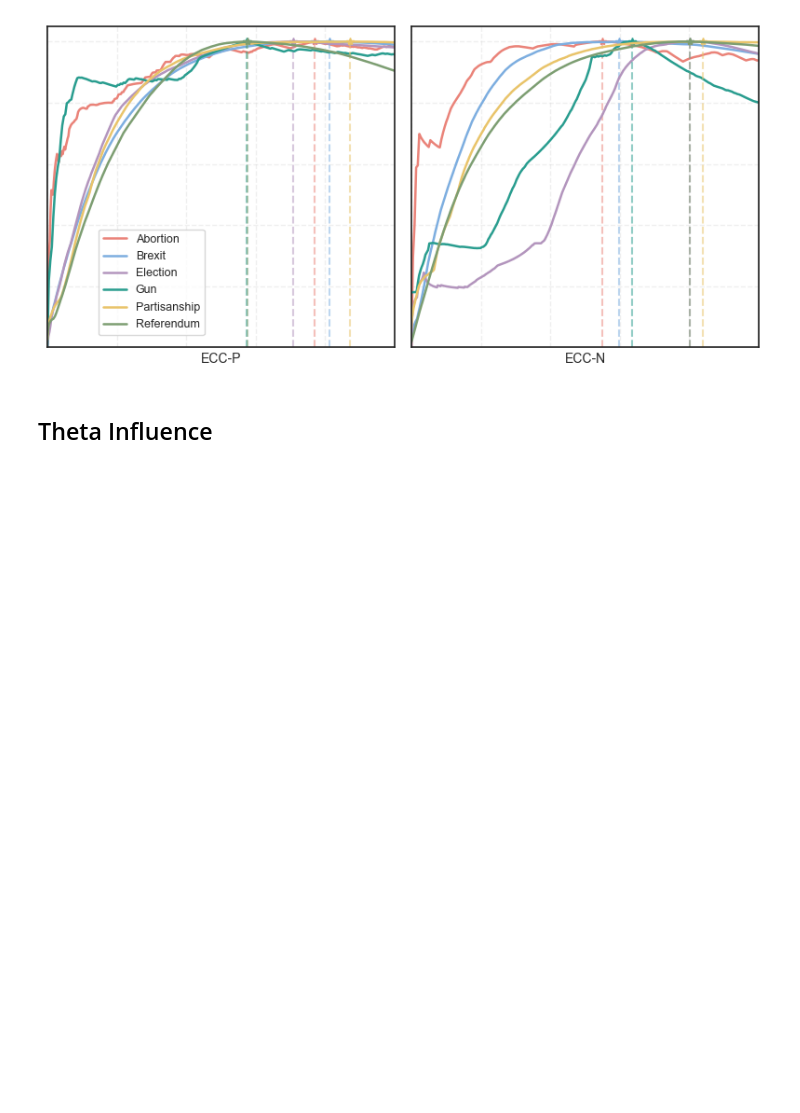
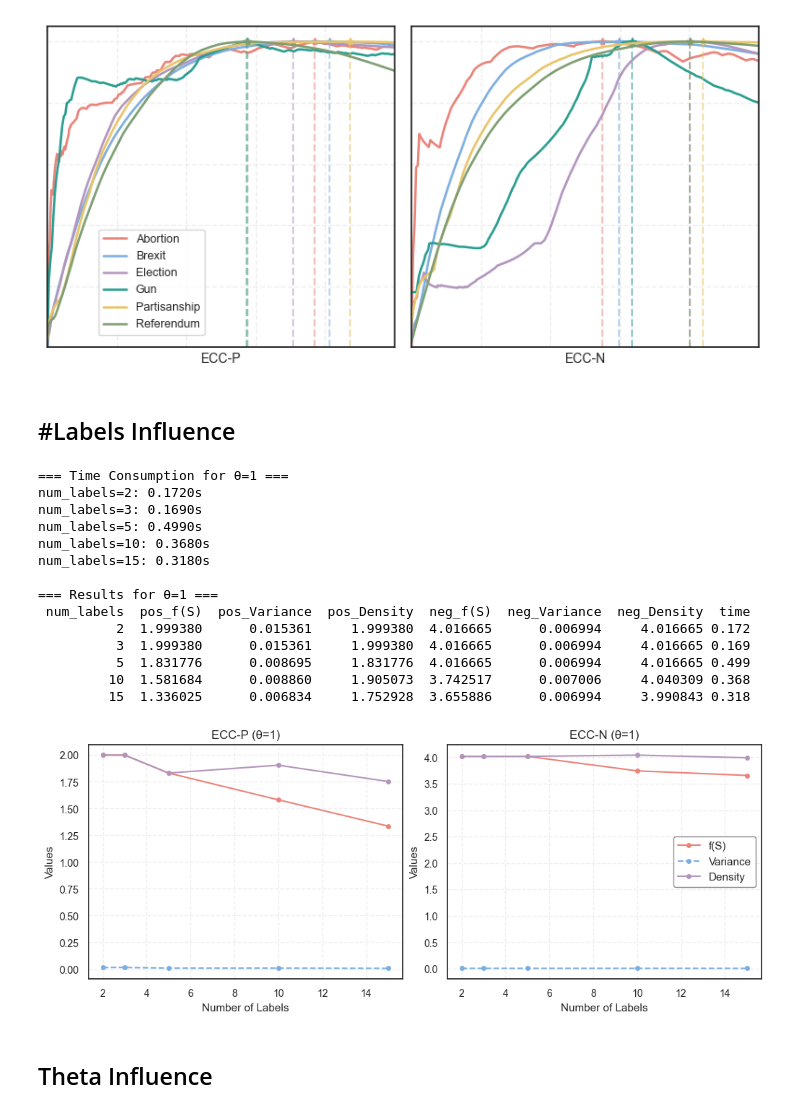
Before and after one commit to zxj0302/PADS, a Jupyter notebook: figures.ipynb, the cells around one changed output. Saved outputs shown, nothing was run; the diff lists cells and outputs as text; code cells hidden in the pictures; blank space fills up the shorter version.

Commit message:
exp result change

```diff
--- a/figures.ipynb
+++ b/figures.ipynb
@@ -6,7 +6,7 @@ import os
 os.environ['KMP_DUPLICATE_LIB_OK'] = 'TRUE'
 # %%
 datasets = ['Abortion', 'Brexit', 'Election', 'Gun', 'Partisanship', 'Referendum_']
-theta = 0.5
+theta = 1
 # %% [markdown]
 ## EC \& ECC
 # %%
@@ -96,5 +96,30 @@ for d in datasets:
 fs_curve(datasets, theta=theta, save_path=f'output/figs-theta={theta}/fs_curve/fs.pdf', max_neg=100)
 # %% [output]
 [figure]
+# %% [markdown]
+## \#Labels Influence
+# %%
+df = num_labels_influence(
+    datasets[3],
+    theta=theta,
+    num_labels_list=[2, 3, 5, 10, 15],
+    save_path=None
+)
+# %% [output]
+=== Time Consumption for θ=1 ===
+num_labels=2: 0.1720s
+num_labels=3: 0.1690s
+num_labels=5: 0.4990s
+num_labels=10: 0.3680s
+num_labels=15: 0.3180s
+
+=== Results for θ=1 ===
+ num_labels  pos_f(S)  pos_Variance  pos_Density  neg_f(S)  neg_Variance  neg_Density  time
+          2  1.999380      0.015361     1.999380  4.016665      0.006994     4.016665 0.172
+          3  1.999380      0.015361     1.999380  4.016665      0.006994     4.016665 0.169
+          5  1.831776      0.008695     1.831776  4.016665      0.006994     4.016665 0.499
+         10  1.581684      0.008860     1.905073  3.742517      0.007006     4.040309 0.368
+         15  1.336025      0.006834     1.752928  3.655886      0.006994     3.990843 0.318
+[figure, added]
 # %% [markdown]
 ## Theta Influence
```
Also changed, not shown: parts of 3 cells of this notebook, 36 other files.
